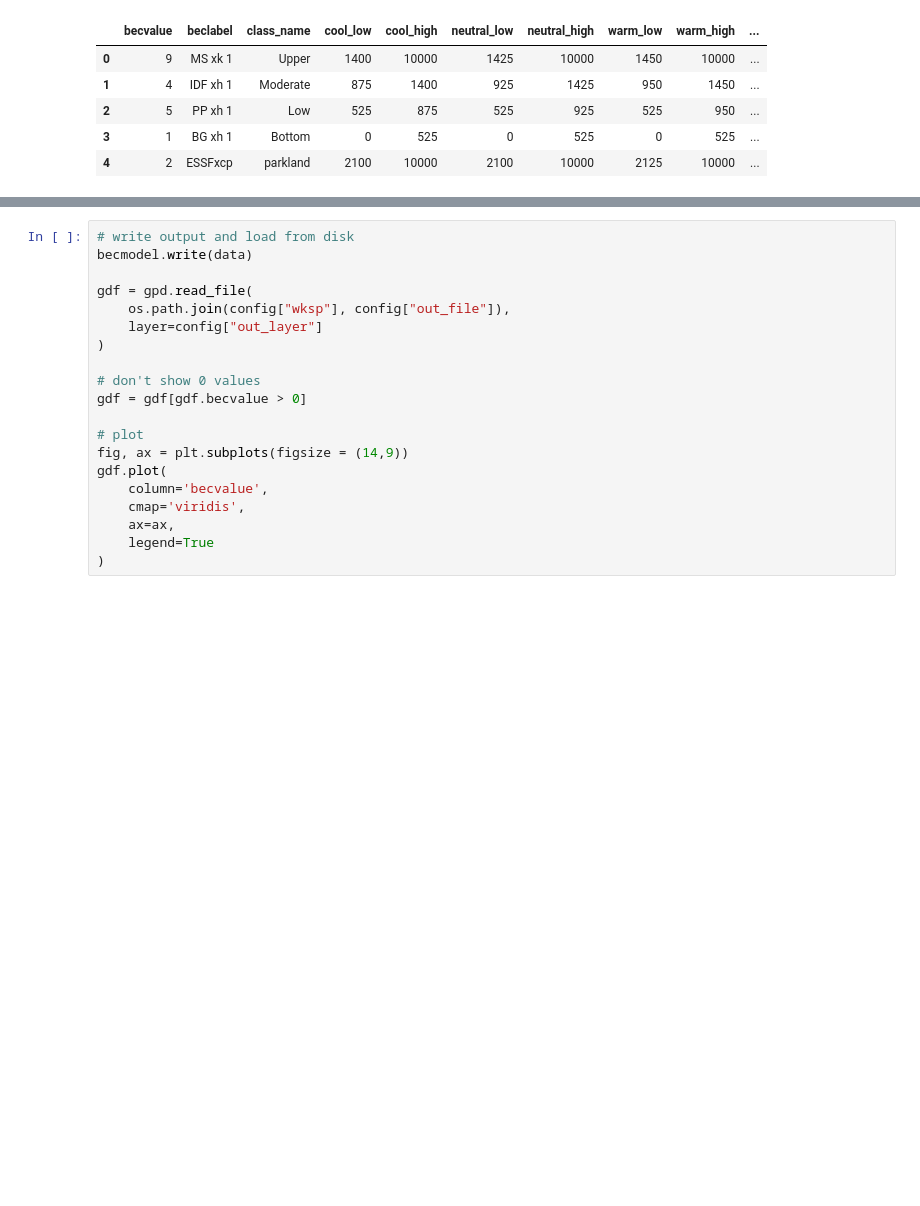
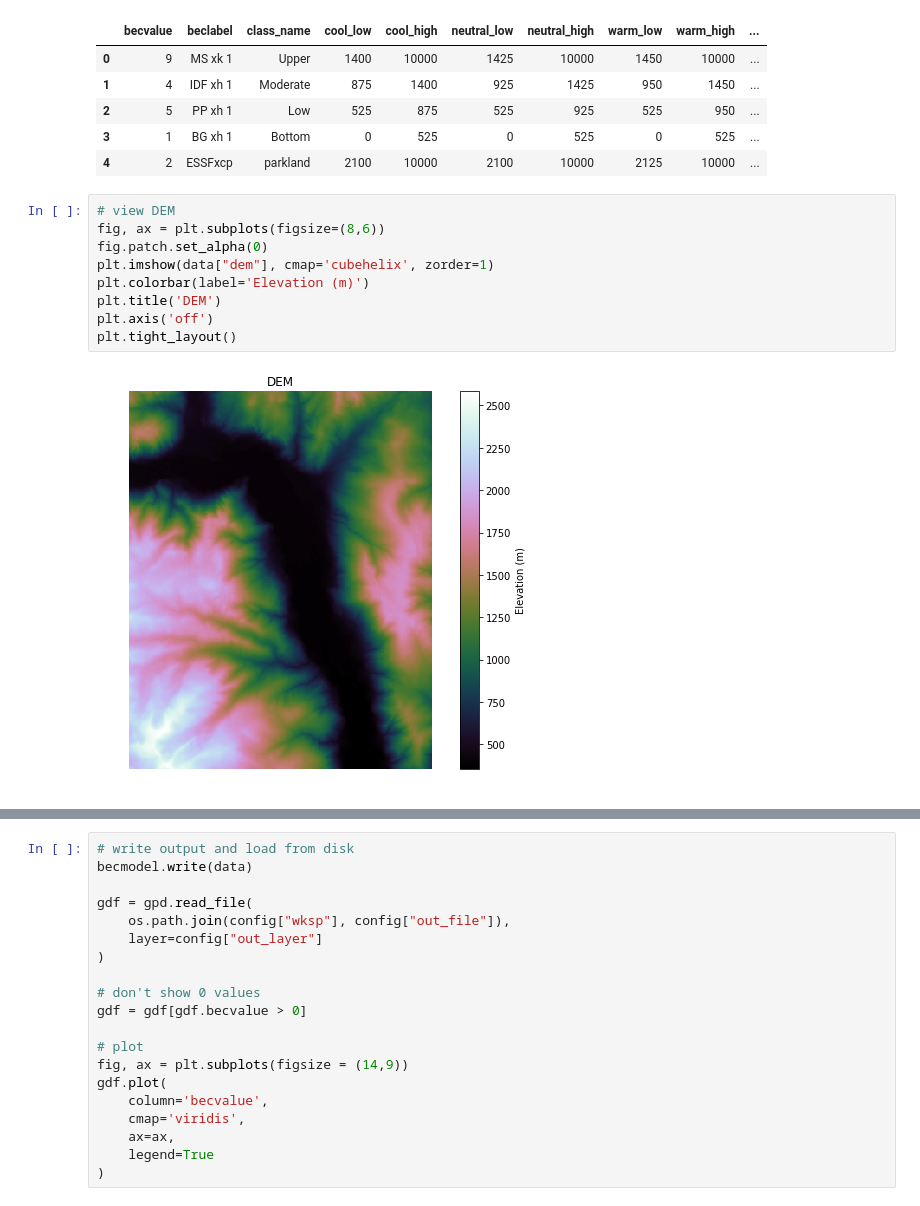
Before and after one commit to bcgov/becmodel, a Jupyter notebook: example_interactive.ipynb, the cells around one changed output, grey strips where cells are left out. Saved outputs shown, nothing was run; the diff lists cells and outputs as text; blank space fills up the shorter version.

```diff
--- a/example_interactive.ipynb
+++ b/example_interactive.ipynb
@@ -25,4 +31,15 @@ data["elevation"].head()
 | 2 | 5 | PP xh 1 | Low | 525 | 875 | 525 | 925 | 525 | 950 | ... |
 | 3 | 1 | BG xh 1 | Bottom | 0 | 525 | 0 | 525 | 0 | 525 | ... |
 | 4 | 2 | ESSFxcp | parkland | 2100 | 10000 | 2100 | 10000 | 2125 | 10000 | ... |
+# %%
+# view DEM
+fig, ax = plt.subplots(figsize=(8,6))
+fig.patch.set_alpha(0)
+plt.imshow(data["dem"], cmap='cubehelix', zorder=1)
+plt.colorbar(label='Elevation (m)')
+plt.title('DEM')
+plt.axis('off')
+plt.tight_layout()
+# %% [output]
+[figure, added]
 # %%
```
Also changed, not shown: parts of 4 cells of this notebook.
